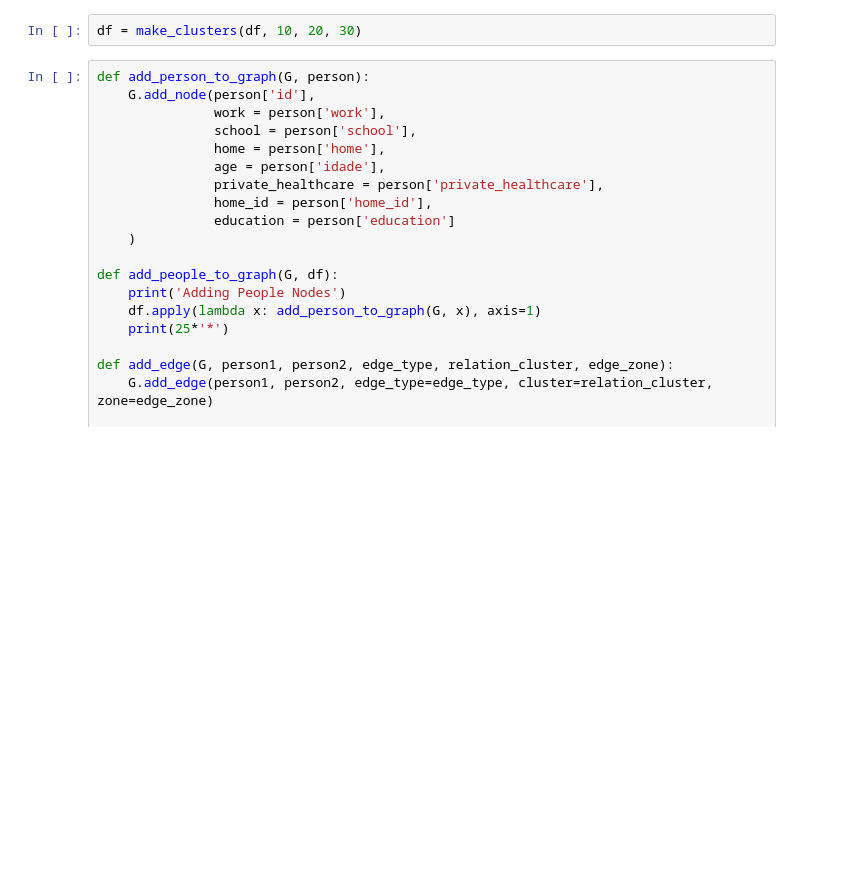
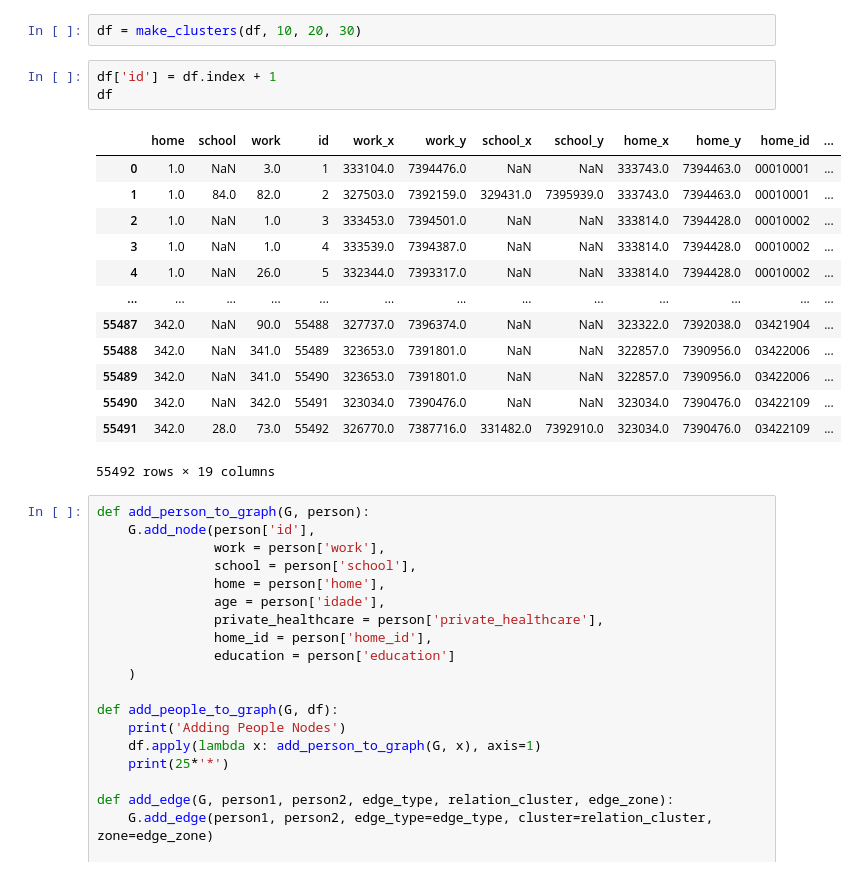
Before and after one commit to yambanis/CovidMDP, a Jupyter notebook: notebooks/Modelagem Grafo SP/Modelagem Kmeans.ipynb, the cells around one changed output. Drawn from its saved outputs; the diff is of its cells as text; blank space fills up the shorter version.

```diff
--- a/notebooks/Modelagem Grafo SP/Modelagem Kmeans.ipynb
+++ b/notebooks/Modelagem Grafo SP/Modelagem Kmeans.ipynb
@@ -62,6 +62,23 @@ def merge_cluster_dataframes(df, home_clusters, work_clusters, school_clusters):
     return merged
 # %%
 df = make_clusters(df, 10, 20, 30)
+# %%
+df['id'] = df.index + 1
+df
+# %% [output]
+|  | home | school | work | id | work_x | work_y | school_x | school_y | home_x | home_y | home_id | ... |
+| 0 | 1.0 | NaN | 3.0 | 1 | 333104.0 | 7394476.0 | NaN | NaN | 333743.0 | 7394463.0 | 00010001 | ... |
+| 1 | 1.0 | 84.0 | 82.0 | 2 | 327503.0 | 7392159.0 | 329431.0 | 7395939.0 | 333743.0 | 7394463.0 | 00010001 | ... |
+| 2 | 1.0 | NaN | 1.0 | 3 | 333453.0 | 7394501.0 | NaN | NaN | 333814.0 | 7394428.0 | 00010002 | ... |
+| 3 | 1.0 | NaN | 1.0 | 4 | 333539.0 | 7394387.0 | NaN | NaN | 333814.0 | 7394428.0 | 00010002 | ... |
+| 4 | 1.0 | NaN | 26.0 | 5 | 332344.0 | 7393317.0 | NaN | NaN | 333814.0 | 7394428.0 | 00010002 | ... |
+| ... | ... | ... | ... | ... | ... | ... | ... | ... | ... | ... | ... | ... |
+| 55487 | 342.0 | NaN | 90.0 | 55488 | 327737.0 | 7396374.0 | NaN | NaN | 323322.0 | 7392038.0 | 03421904 | ... |
+| 55488 | 342.0 | NaN | 341.0 | 55489 | 323653.0 | 7391801.0 | NaN | NaN | 322857.0 | 7390956.0 | 03422006 | ... |
+| 55489 | 342.0 | NaN | 341.0 | 55490 | 323653.0 | 7391801.0 | NaN | NaN | 322857.0 | 7390956.0 | 03422006 | ... |
+| 55490 | 342.0 | NaN | 342.0 | 55491 | 323034.0 | 7390476.0 | NaN | NaN | 323034.0 | 7390476.0 | 03422109 | ... |
+| 55491 | 342.0 | 28.0 | 73.0 | 55492 | 326770.0 | 7387716.0 | 331482.0 | 7392910.0 | 323034.0 | 7390476.0 | 03422109 | ... |
+55492 rows × 19 columns
 # %%
 def add_person_to_graph(G, person):
     G.add_node(person['id'],
```
Also changed, not shown: parts of 2 cells of this notebook, 7 other files.
